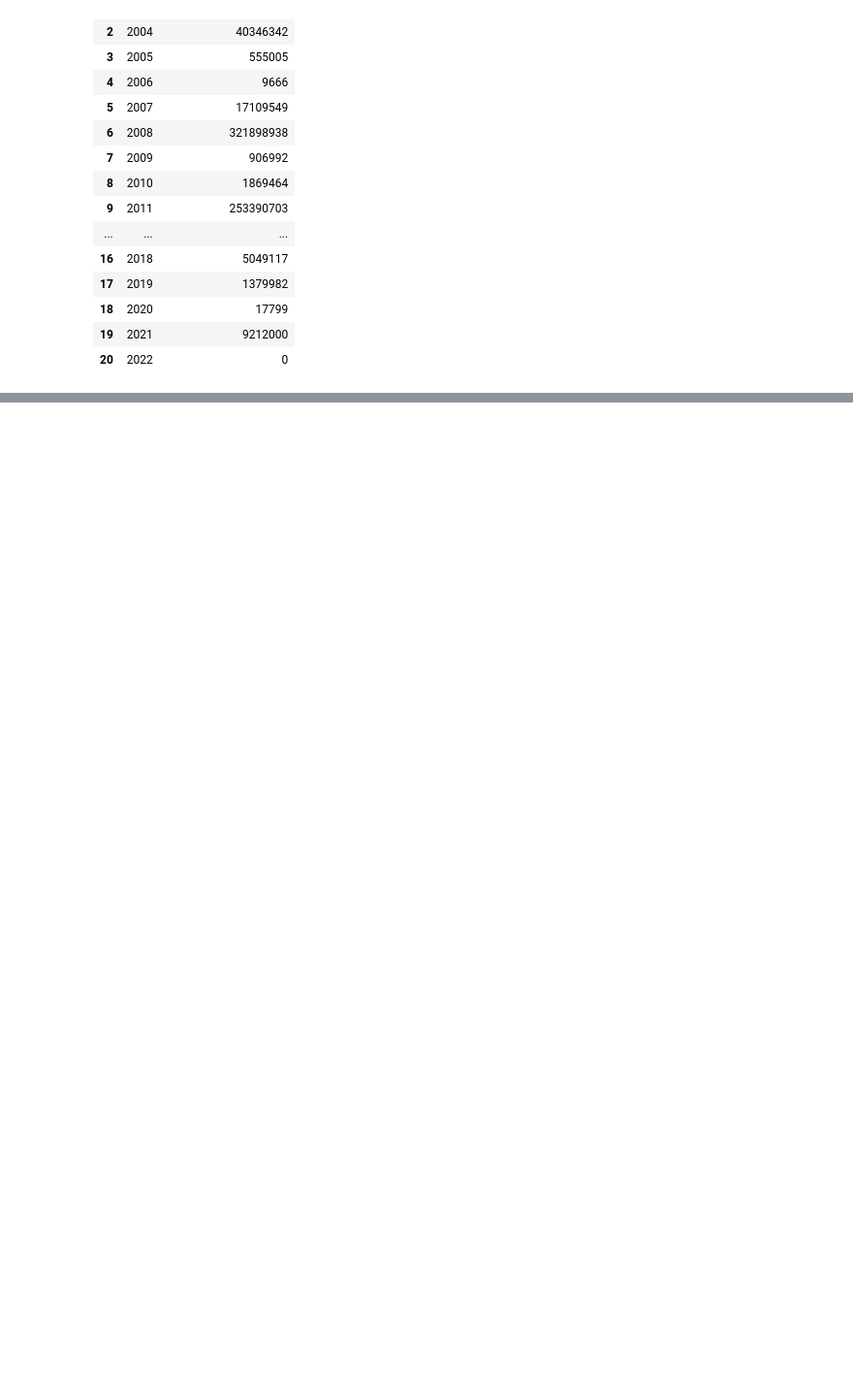
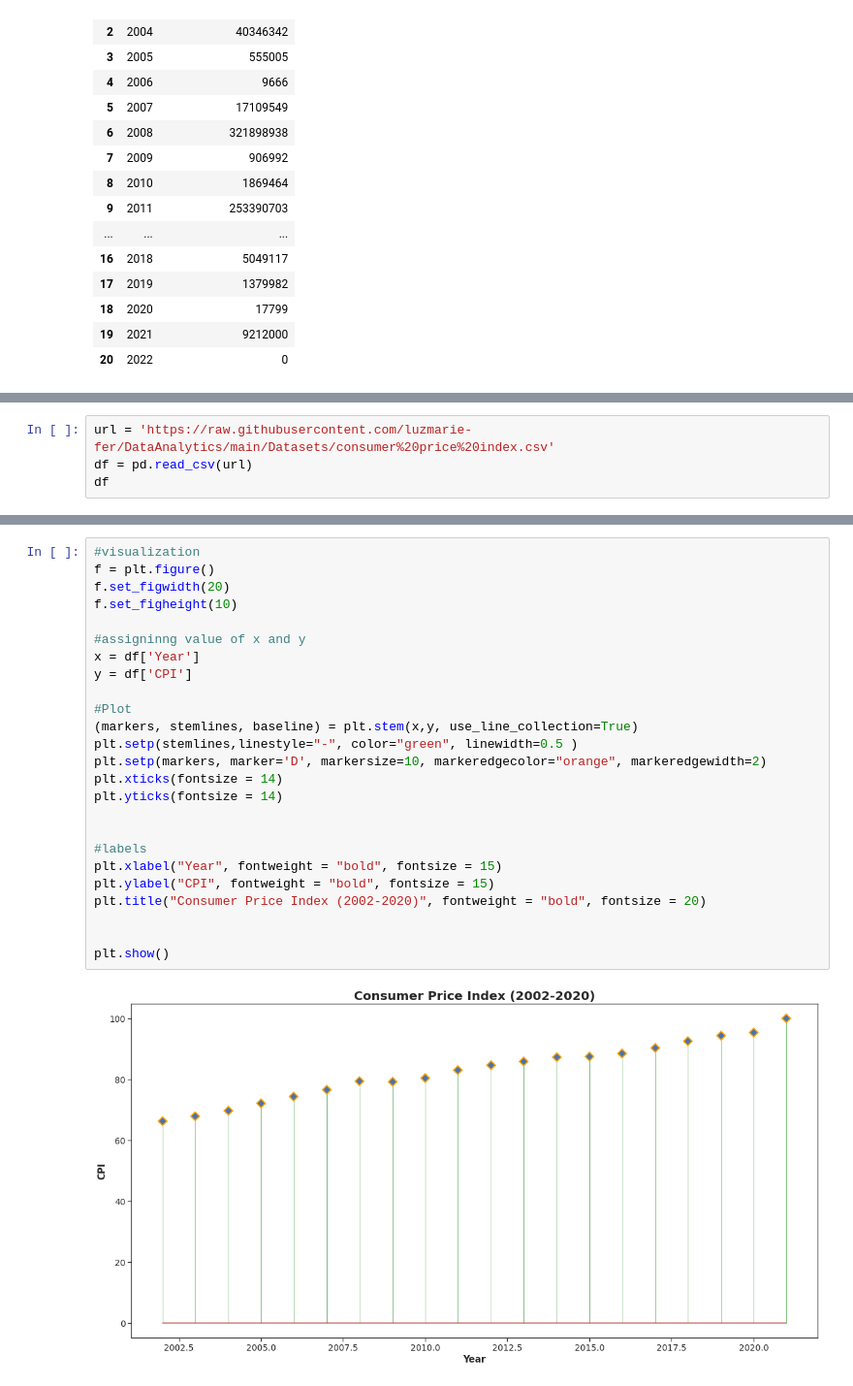
Before and after one commit to luzmarie-fer/DataAnalytics, a Jupyter notebook: Visual Codes.ipynb, the cells around one changed output, grey strips where cells are left out. Shown at 97% size. Cells and saved outputs as stored; diff of their text form; blank space fills up the shorter version.

```diff
--- a/Visual Codes.ipynb
+++ b/Visual Codes.ipynb
@@ -102,0 +98,4 @@ plt.show()
+# %%
+url = 'https://raw.githubusercontent.com/luzmarie-fer/DataAnalytics/main/Datasets/consumer%20price%20index.csv'
+df = pd.read_csv(url)
+df
@@ -102,0 +120,27 @@ plt.show()
+# %%
+#visualization
+f = plt.figure()
+f.set_figwidth(20)
+f.set_figheight(10)
+
+#assigninng value of x and y
+x = df['Year']
+y = df['CPI']
+
+#Plot
+(markers, stemlines, baseline) = plt.stem(x,y, use_line_collection=True)
+plt.setp(stemlines,linestyle="-", color="green", linewidth=0.5 )
+plt.setp(markers, marker='D', markersize=10, markeredgecolor="orange", markeredgewidth=2)
+plt.xticks(fontsize = 14)
+plt.yticks(fontsize = 14)
+
+
+#labels
+plt.xlabel("Year", fontweight = "bold", fontsize = 15)
+plt.ylabel("CPI", fontweight = "bold", fontsize = 15)
+plt.title("Consumer Price Index (2002-2020)", fontweight = "bold", fontsize = 20)
+
+
+plt.show()
+# %% [output]
+[figure, added]
```
Also changed, not shown: parts of 3 cells of this notebook.
